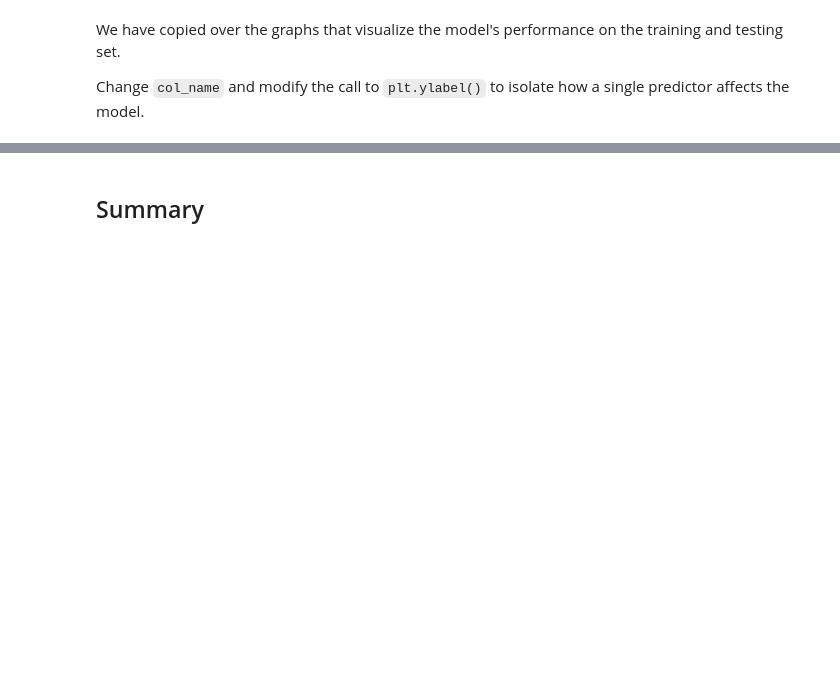
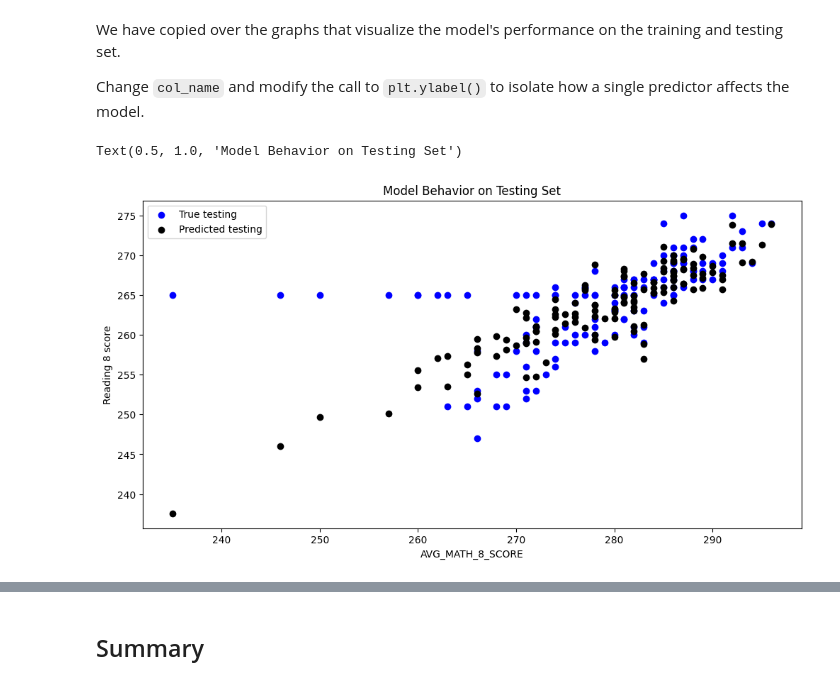
Before and after one commit to nanditashenoy/MDST-Tutorial, a Jupyter notebook: tutorial1/checkpoint1.ipynb, the cells around one changed output, grey strips where cells are left out. Cells and saved outputs as stored; diff of their text form; code cells hidden in the pictures; blank space fills up the shorter version.

```diff
--- a/tutorial1/checkpoint1.ipynb
+++ b/tutorial1/checkpoint1.ipynb
@@ -163,14 +228,17 @@ We have copied over the graphs that visualize the model's performance on the tra
 
 Change `col_name` and modify the call to `plt.ylabel()` to isolate how a single predictor affects the model.
 # %%
-# col_name = 'COLUMN NAME OF ONE PREDICTOR'
+col_name = 'AVG_MATH_8_SCORE'
 
-# f = plt.figure(figsize=(12,6))
-# plt.scatter(X_train[col_name], y_train, color = "red")
-# plt.scatter(X_train[col_name], model.predict(X_train), color = "green")
+f = plt.figure(figsize=(12,6))
+plt.scatter(X_test[col_name], y_test, color = "blue")
+plt.scatter(X_test[col_name], model.predict(X_test), color = "black")
 
-# plt.legend(['True Training','Predicted Training'])
-# plt.xlabel(col_name)
-# plt.ylabel('NAME OF THE PREDICTOR')
-# plt.title("Model Behavior On Training Set")
+plt.legend(['True testing','Predicted testing'])
+plt.xlabel(col_name)
+plt.ylabel('Reading 8 score')
+plt.title("Model Behavior on Testing Set")
+# %% [output]
+Text(0.5, 1.0, 'Model Behavior on Testing Set')
+[figure, added]
 # %%
```
Also changed, not shown: parts of 11 cells of this notebook, 1 other file.
